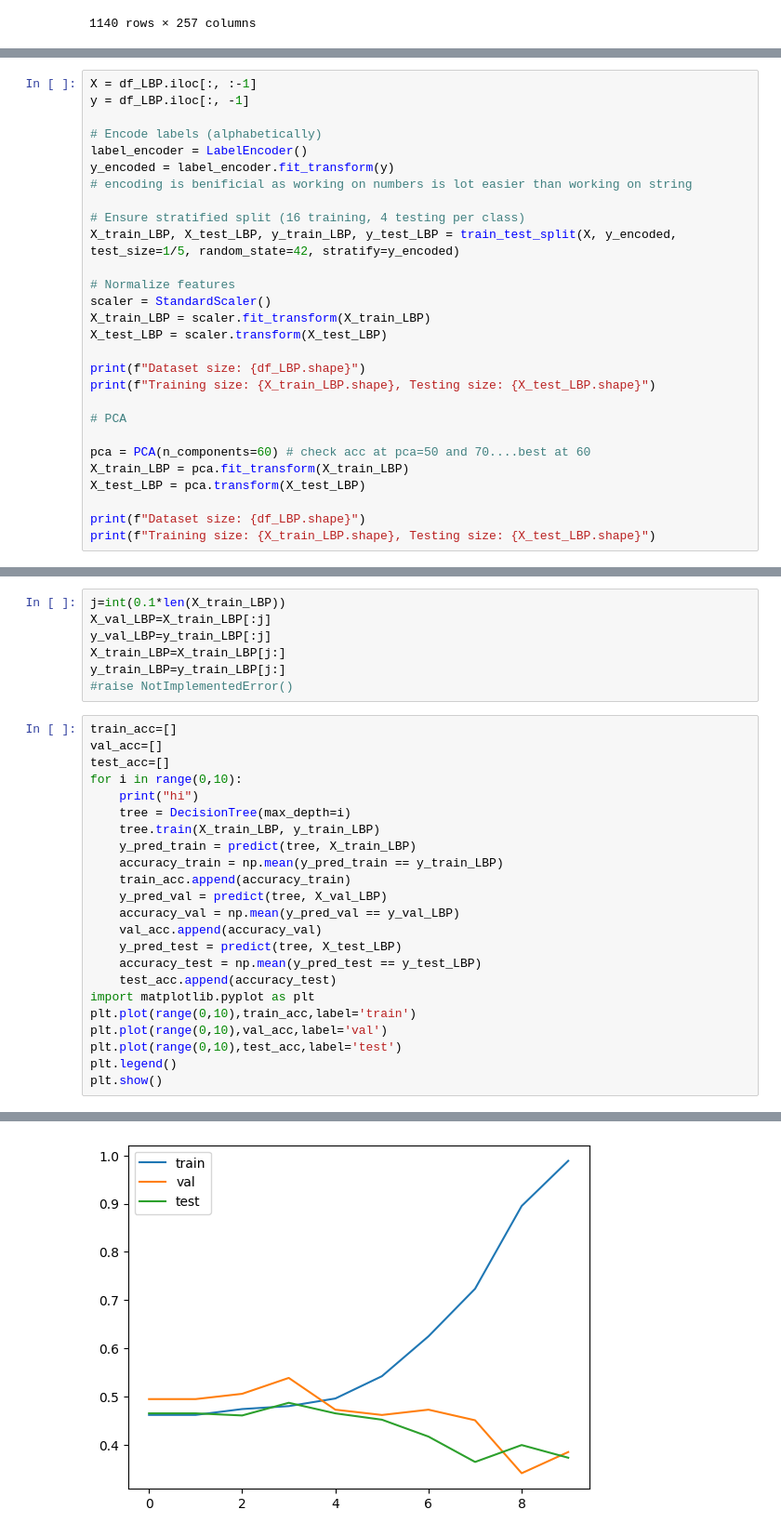
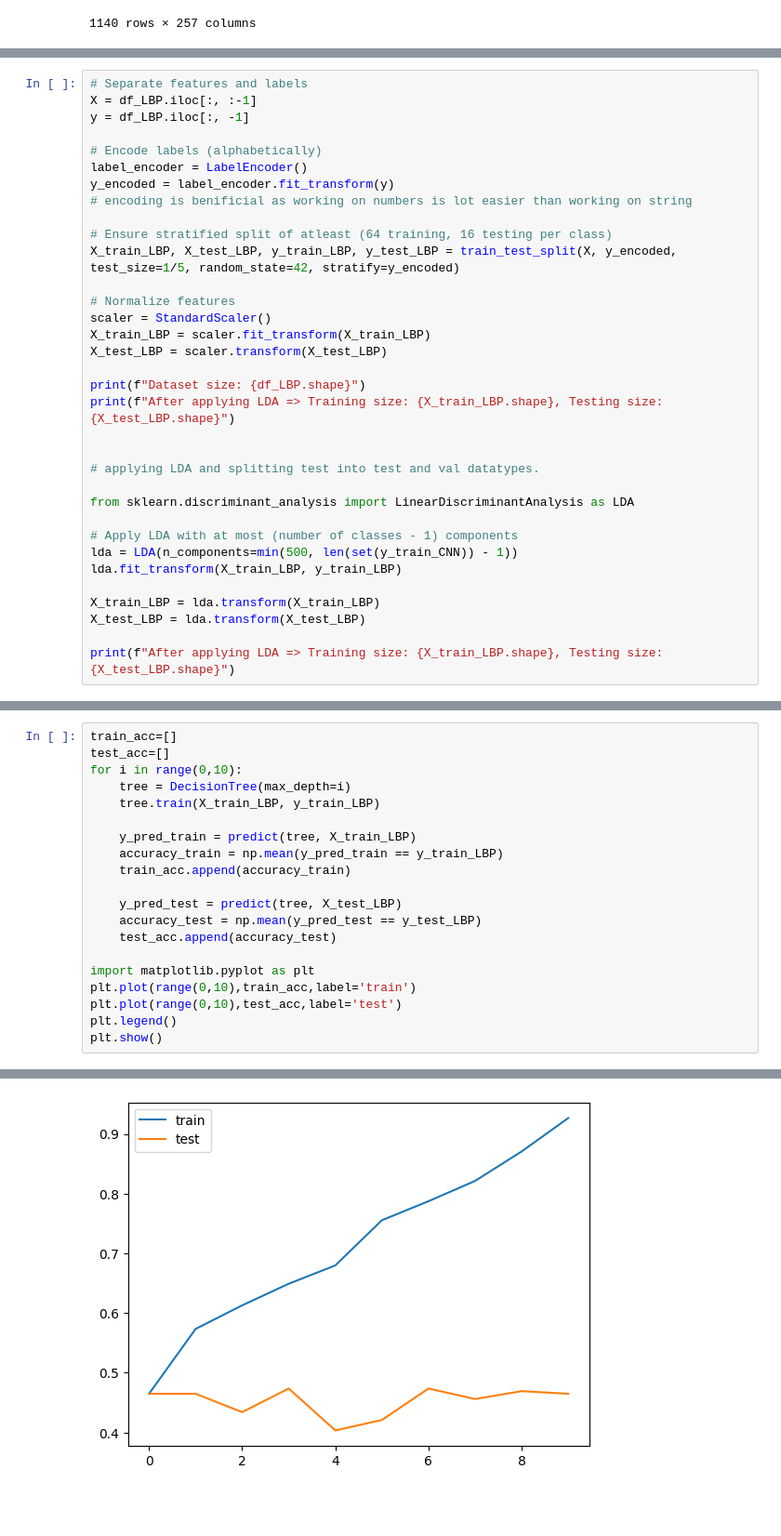
Before and after one commit to AgarwalMayank2/Face_Detection, a Jupyter notebook: applying_ML_algorithms/Decision_Tree_PRMLproj.ipynb, the cells around one changed output, grey strips where cells are left out. Shown at 93% size. Cells and saved outputs as stored; diff of their text form; blank space fills up the shorter version.

```diff
--- a/applying_ML_algorithms/Decision_Tree_PRMLproj.ipynb
+++ b/applying_ML_algorithms/Decision_Tree_PRMLproj.ipynb
@@ -288,4 +268,5 @@ Number of unique labels: 5
 # %%
+# Separate features and labels
 X = df_LBP.iloc[:, :-1]
 y = df_LBP.iloc[:, -1]
 
@@ -294,7 +275,7 @@ label_encoder = LabelEncoder()
 y_encoded = label_encoder.fit_transform(y)
 # encoding is benificial as working on numbers is lot easier than working on string
 
-# Ensure stratified split (16 training, 4 testing per class)
+# Ensure stratified split of atleast (64 training, 16 testing per class)
 X_train_LBP, X_test_LBP, y_train_LBP, y_test_LBP = train_test_split(X, y_encoded, test_size=1/5, random_state=42, stratify=y_encoded)
 
 # Normalize features
@@ -303,15 +284,20 @@ X_train_LBP = scaler.fit_transform(X_train_LBP)
 X_test_LBP = scaler.transform(X_test_LBP)
 
 print(f"Dataset size: {df_LBP.shape}")
-print(f"Training size: {X_train_LBP.shape}, Testing size: {X_test_LBP.shape}")
+print(f"After applying LDA => Training size: {X_train_LBP.shape}, Testing size: {X_test_LBP.shape}")
 
-# PCA
 
-pca = PCA(n_components=60) # check acc at pca=50 and 70....best at 60
-X_train_LBP = pca.fit_transform(X_train_LBP)
-X_test_LBP = pca.transform(X_test_LBP)
+# applying LDA and splitting test into test and val datatypes.
 
-print(f"Dataset size: {df_LBP.shape}")
-print(f"Training size: {X_train_LBP.shape}, Testing size: {X_test_LBP.shape}")
+from sklearn.discriminant_analysis import LinearDiscriminantAnalysis as LDA
+
+# Apply LDA with at most (number of classes - 1) components
+lda = LDA(n_components=min(500, len(set(y_train_CNN)) - 1))
+lda.fit_transform(X_train_LBP, y_train_LBP)
+
+X_train_LBP = lda.transform(X_train_LBP)
+X_test_LBP = lda.transform(X_test_LBP)
+
+print(f"After applying LDA => Training size: {X_train_LBP.shape}, Testing size: {X_test_LBP.shape}")
 # %% [output]
 Dataset size: (1140, 257)
@@ -321,30 +306,20 @@ Training size: (912, 60), Testing size: (228, 60)
-# %%
-j=int(0.1*len(X_train_LBP))
-X_val_LBP=X_train_LBP[:j]
-y_val_LBP=y_train_LBP[:j]
-X_train_LBP=X_train_LBP[j:]
-y_train_LBP=y_train_LBP[j:]
-#raise NotImplementedError()
 # %%
 train_acc=[]
-val_acc=[]
 test_acc=[]
 for i in range(0,10):
-    print("hi")
     tree = DecisionTree(max_depth=i)
     tree.train(X_train_LBP, y_train_LBP)
+
     y_pred_train = predict(tree, X_train_LBP)
     accuracy_train = np.mean(y_pred_train == y_train_LBP)
     train_acc.append(accuracy_train)
-    y_pred_val = predict(tree, X_val_LBP)
-    accuracy_val = np.mean(y_pred_val == y_val_LBP)
-    val_acc.append(accuracy_val)
+
     y_pred_test = predict(tree, X_test_LBP)
     accuracy_test = np.mean(y_pred_test == y_test_LBP)
     test_acc.append(accuracy_test)
+
 import matplotlib.pyplot as plt
 plt.plot(range(0,10),train_acc,label='train')
-plt.plot(range(0,10),val_acc,label='val')
 plt.plot(range(0,10),test_acc,label='test')
 plt.legend()
 plt.show()
@@ -362,4 +327,4 @@ hi
-[figure, old version]
+[figure, new version]
 # %%
 tree_LBP = DecisionTree(max_depth=3)
 tree_LBP.train(X_train_LBP, y_train_LBP)
```
Also changed, not shown: parts of 12 cells of this notebook.
